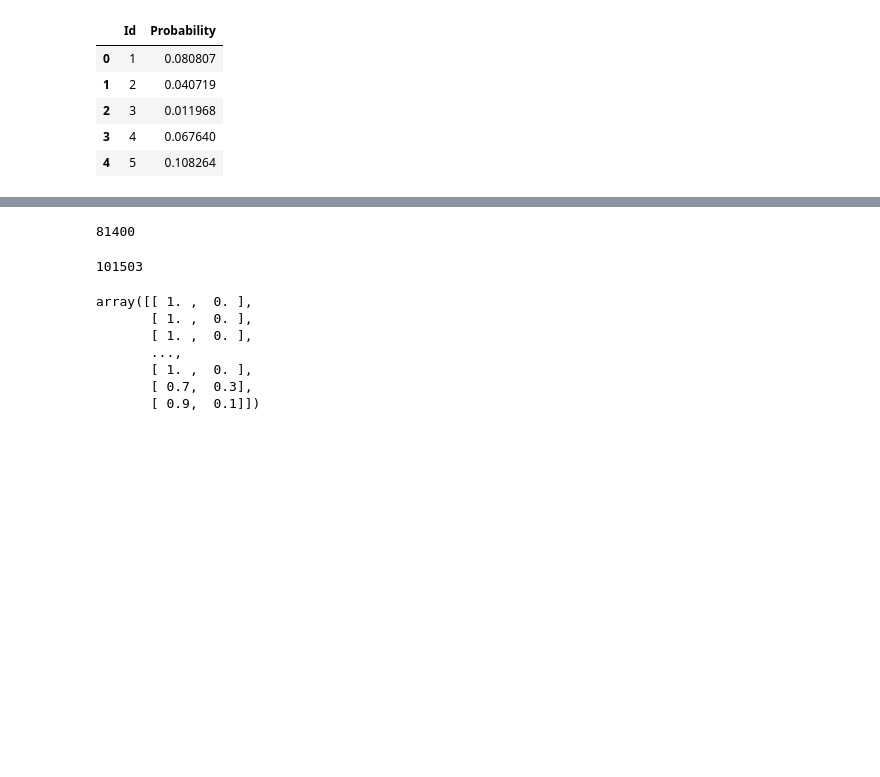
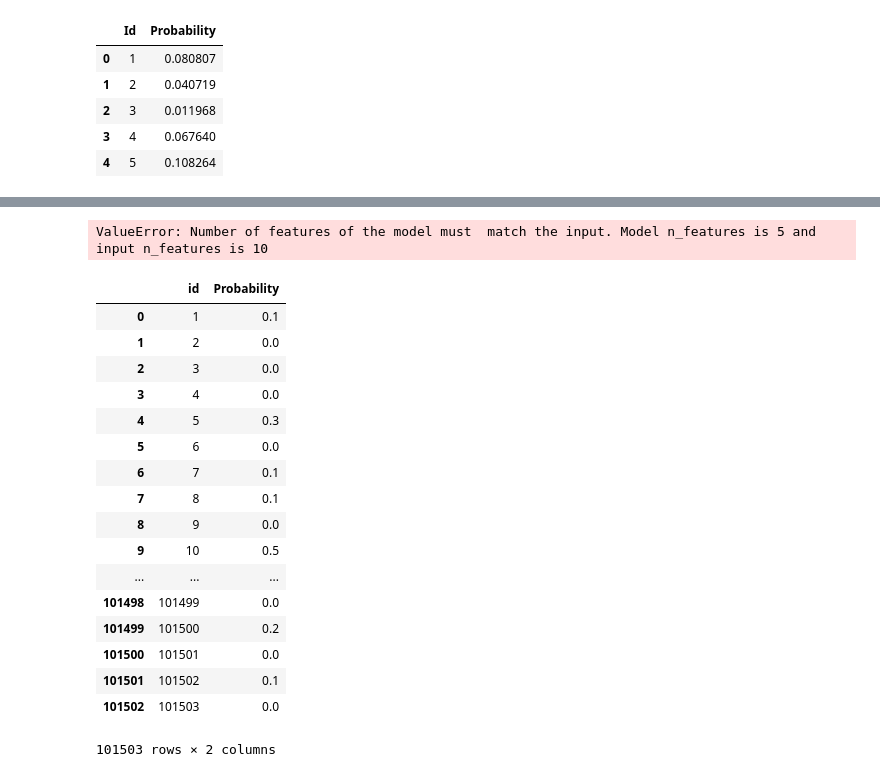
Before and after one commit to yennanliu/Kaggle.com_mini_project, a Jupyter notebook: give_me_some_credit/Give_Me_Some_Credit_ML.ipynb, the cells around one changed output, grey strips where cells are left out. Cells and saved outputs as stored; diff of their text form; code cells hidden in the pictures; blank space fills up the shorter version.

```diff
--- a/give_me_some_credit/Give_Me_Some_Credit_ML.ipynb
+++ b/give_me_some_credit/Give_Me_Some_Credit_ML.ipynb
@@ -125,6 +242,5 @@ ROC AUC: 0.72
 # %%
-cs_test.columns=['Id', 'SeriousDlqin2yrs',
-       'RevolvingUtilizationOfUnsecuredLines', 'age',
+cs_test.columns=['Id', 'RevolvingUtilizationOfUnsecuredLines', 'age',
        'NumberOfTime30-59DaysPastDueNotWorse', 'DebtRatio', 'MonthlyIncome',
        'NumberOfOpenCreditLinesAndLoans', 'NumberOfTimes90DaysLate',
        'NumberRealEstateLoansOrLines', 'NumberOfTime60-89DaysPastDueNotWorse',
@@ -165,9 +276,9 @@ sampleEntry.head()
 | 3 | 4 | 0.067640 |
 | 4 | 5 | 0.108264 |
 # %%
-X2 = cs_test_[['RevolvingUtilizationOfUnsecuredLines', 'age',
+X2 = cs_test[['RevolvingUtilizationOfUnsecuredLines', 'age',
        'NumberOfTime30-59DaysPastDueNotWorse', 'DebtRatio', 'MonthlyIncome',
        'NumberOfOpenCreditLinesAndLoans', 'NumberOfTimes90DaysLate',
        'NumberRealEstateLoansOrLines', 'NumberOfTime60-89DaysPastDueNotWorse',
        'NumberOfDependents']]
-y2=cs_test_['Probability']
+#y2=cs_test['Probability']
@@ -207,18 +304,29 @@ pd.DataFrame(clf.predict_proba(X2))
 # %%
-len(pd.DataFrame(clf.predict_proba(X2)))
+outcome=pd.DataFrame(clf.predict_proba(X2))
 # %% [output]
-81400
+ValueError: Number of features of the model must  match the input. Model n_features is 5 and  input n_features is 10
-# %%
-len(sampleEntry)
-# %% [output]
-101503
-# %%
-(clf.predict_proba(X2))
-# %% [output]
-array([[ 1. ,  0. ],
-       [ 1. ,  0. ],
-       [ 1. ,  0. ],
-       ...,
-       [ 1. ,  0. ],
-       [ 0.7,  0.3],
-       [ 0.9,  0.1]])
+# %%
+outcome_=pd.DataFrame({'id':outcome.index+1 , 'Probability':outcome[1]})#.to_csv('outcome.csv')
+outcome_=outcome_[['id','Probability']]
+outcome_.to_csv('outcome.csv')
+# %%
+outcome_#.columns
+# %% [output]
+|  | id | Probability |
+| 0 | 1 | 0.1 |
+| 1 | 2 | 0.0 |
+| 2 | 3 | 0.0 |
+| 3 | 4 | 0.0 |
+| 4 | 5 | 0.3 |
+| 5 | 6 | 0.0 |
+| 6 | 7 | 0.1 |
+| 7 | 8 | 0.1 |
+| 8 | 9 | 0.0 |
+| 9 | 10 | 0.5 |
+| ... | ... | ... |
+| 101498 | 101499 | 0.0 |
+| 101499 | 101500 | 0.2 |
+| 101500 | 101501 | 0.0 |
+| 101501 | 101502 | 0.1 |
+| 101502 | 101503 | 0.0 |
+101503 rows × 2 columns
```
Also changed, not shown: parts of 34 cells of this notebook.
